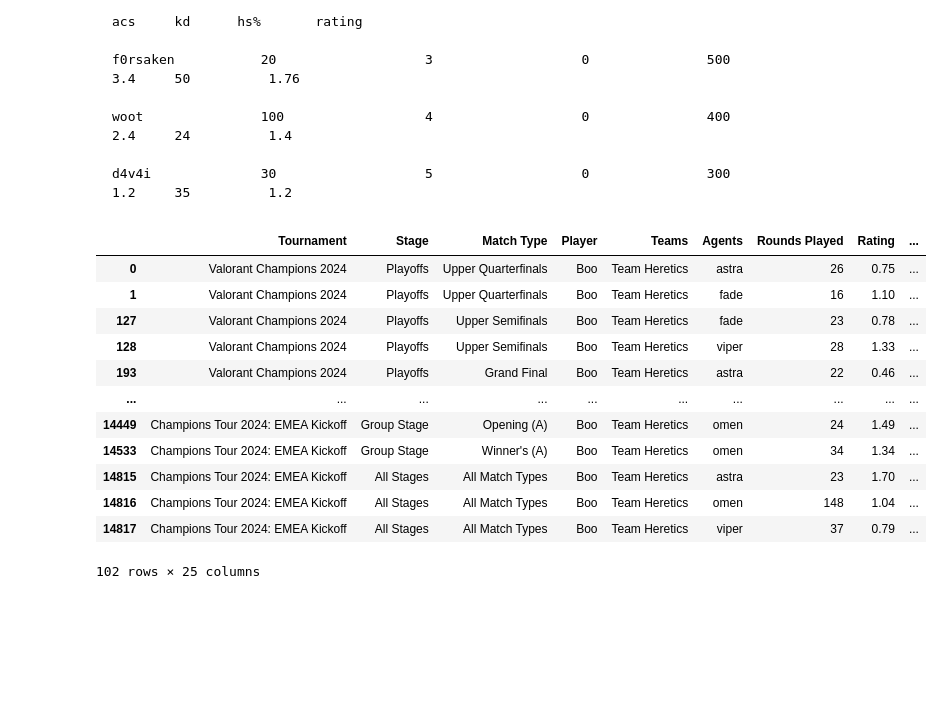
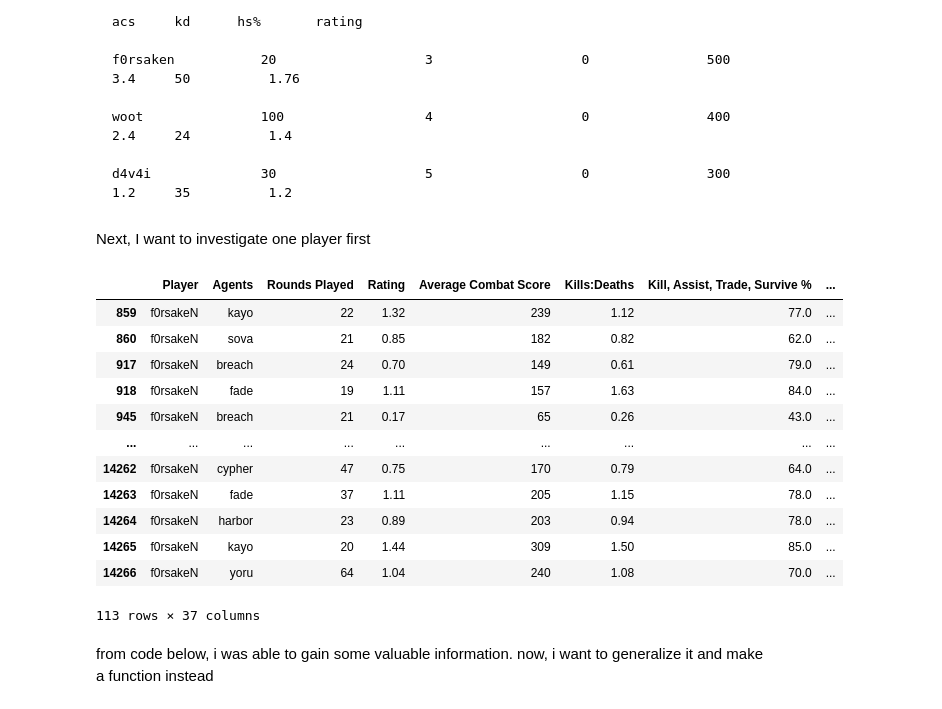
Before and after one commit to nabilrakaiza/val_project, a Jupyter notebook: notebook.ipynb, the cells around one changed output. Cells and saved outputs as stored; diff of their text form; code cells hidden in the pictures; blank space fills up the shorter version.

Commit message:
preprocess data done

```diff
--- a/notebook.ipynb
+++ b/notebook.ipynb
@@ -70,0 +102,10 @@ player_data = player_data[~player_data["Agents"].str.contains(",")]
+# %%
+player_data["Kill, Assist, Trade, Survive %"] = player_data["Kill, Assist, Trade, Survive %"].str.replace("%", "").astype(float)
+player_data["Headshot %"] = player_data["Headshot %"].str.replace("%", "").astype(float)
+player_data["Clutch Success %"] = player_data["Clutch Success %"].str.replace("%", "").astype(float)
+player_data["Clutch Success %"] = player_data["Clutch Success %"].fillna(0)
+player_data[['Clutch won', 'Clutch played']] = player_data['Clutches (won/played)'].str.split('/', expand=True)
+player_data[['Clutch won', 'Clutch played']] = player_data[['Clutch won', 'Clutch played']].fillna(0)
+player_data['Clutch won'] = player_data['Clutch won'].astype(int)
+player_data['Clutch played'] = player_data['Clutch played'].astype(int)
+player_data = player_data.drop(columns="Clutches (won/played)")
@@ -70,0 +114,4 @@ player_data = player_data[~player_data["Agents"].str.contains(",")]
+# %%
+cat_cols = ["Tournament"]
+player_data = pd.get_dummies(player_data, columns = cat_cols)
+player_data = player_data.drop(columns=["Match Type", "Stage", "Teams"])
@@ -95,22 +164,26 @@ example :
     woot               100                  4                   0               400     2.4     24          1.4
 
     d4v4i              30                   5                   0               300     1.2     35          1.2
+# %% [markdown]
+Next, I want to investigate one player first
 # %%
 df = player_data.copy()
 
 data = df.groupby("Player")
-data.get_group("Boo")
+data.get_group("f0rsakeN")
 # %% [output]
-|  | Tournament | Stage | Match Type | Player | Teams | Agents | Rounds Played | Rating | ... |
-| 0 | Valorant Champions 2024 | Playoffs | Upper Quarterfinals | Boo | Team Heretics | astra | 26 | 0.75 | ... |
-| 1 | Valorant Champions 2024 | Playoffs | Upper Quarterfinals | Boo | Team Heretics | fade | 16 | 1.10 | ... |
-| 127 | Valorant Champions 2024 | Playoffs | Upper Semifinals | Boo | Team Heretics | fade | 23 | 0.78 | ... |
-| 128 | Valorant Champions 2024 | Playoffs | Upper Semifinals | Boo | Team Heretics | viper | 28 | 1.33 | ... |
-| 193 | Valorant Champions 2024 | Playoffs | Grand Final | Boo | Team Heretics | astra | 22 | 0.46 | ... |
-| ... | ... | ... | ... | ... | ... | ... | ... | ... | ... |
-| 14449 | Champions Tour 2024: EMEA Kickoff | Group Stage | Opening (A) | Boo | Team Heretics | omen | 24 | 1.49 | ... |
-| 14533 | Champions Tour 2024: EMEA Kickoff | Group Stage | Winner's (A) | Boo | Team Heretics | omen | 34 | 1.34 | ... |
-| 14815 | Champions Tour 2024: EMEA Kickoff | All Stages | All Match Types | Boo | Team Heretics | astra | 23 | 1.70 | ... |
-| 14816 | Champions Tour 2024: EMEA Kickoff | All Stages | All Match Types | Boo | Team Heretics | omen | 148 | 1.04 | ... |
-| 14817 | Champions Tour 2024: EMEA Kickoff | All Stages | All Match Types | Boo | Team Heretics | viper | 37 | 0.79 | ... |
+|  | Player | Agents | Rounds Played | Rating | Average Combat Score | Kills:Deaths | Kill, Assist, Trade, Survive % | ... |
+| 859 | f0rsakeN | kayo | 22 | 1.32 | 239 | 1.12 | 77.0 | ... |
+| 860 | f0rsakeN | sova | 21 | 0.85 | 182 | 0.82 | 62.0 | ... |
+| 917 | f0rsakeN | breach | 24 | 0.70 | 149 | 0.61 | 79.0 | ... |
+| 918 | f0rsakeN | fade | 19 | 1.11 | 157 | 1.63 | 84.0 | ... |
+| 945 | f0rsakeN | breach | 21 | 0.17 | 65 | 0.26 | 43.0 | ... |
+| ... | ... | ... | ... | ... | ... | ... | ... | ... |
+| 14262 | f0rsakeN | cypher | 47 | 0.75 | 170 | 0.79 | 64.0 | ... |
+| 14263 | f0rsakeN | fade | 37 | 1.11 | 205 | 1.15 | 78.0 | ... |
+| 14264 | f0rsakeN | harbor | 23 | 0.89 | 203 | 0.94 | 78.0 | ... |
+| 14265 | f0rsakeN | kayo | 20 | 1.44 | 309 | 1.50 | 85.0 | ... |
+| 14266 | f0rsakeN | yoru | 64 | 1.04 | 240 | 1.08 | 70.0 | ... |
-102 rows × 25 columns
+113 rows × 37 columns
+# %% [markdown]
+from code below, i was able to gain some valuable information. now, i want to generalize it and make a function instead
```
Also changed, not shown: parts of 9 cells of this notebook.
